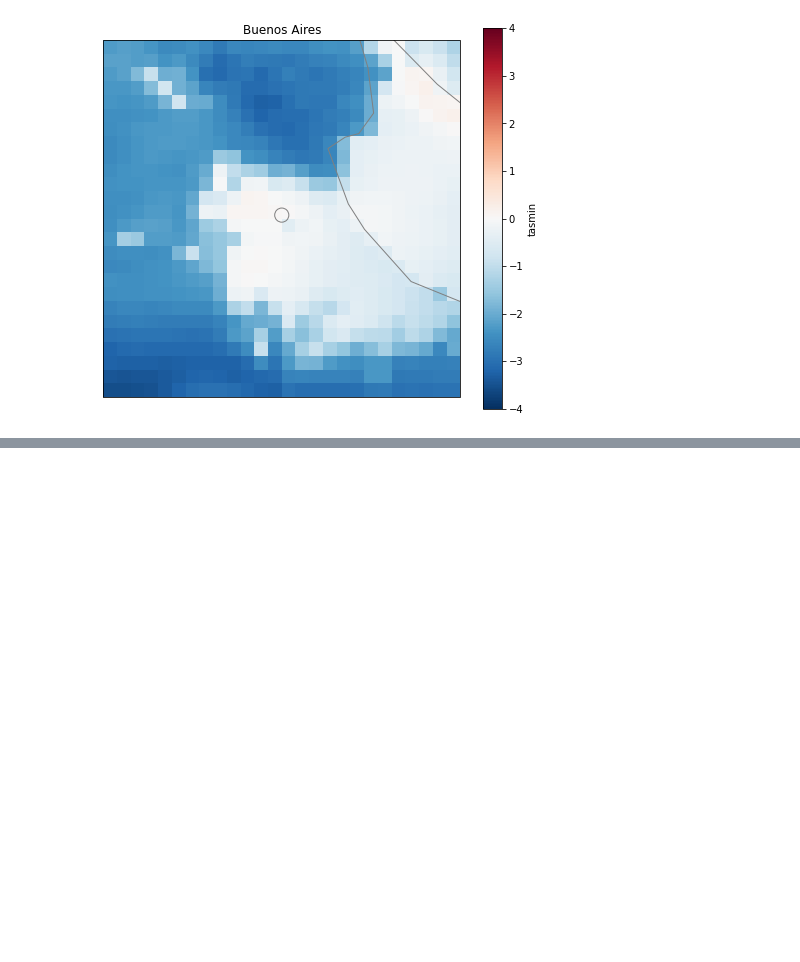
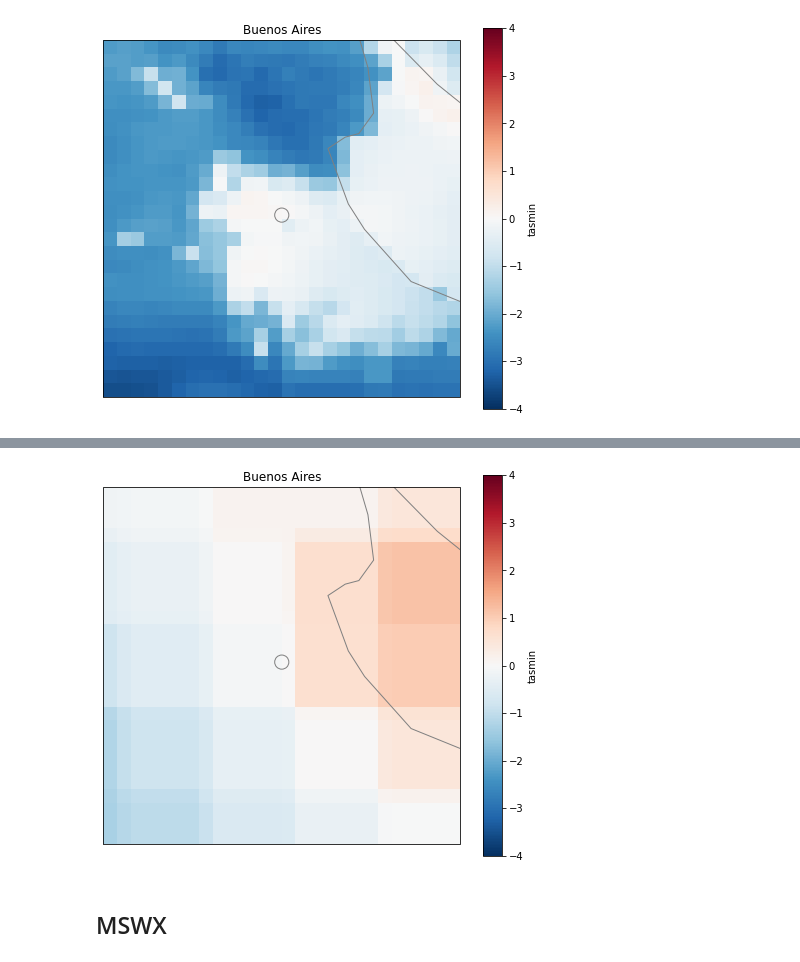
Before and after one commit to jesusff/fps-sesa-analyses, a Jupyter notebook: sesa_cities.ipynb, the cells around one changed output, grey strips where cells are left out. Saved outputs shown, nothing was run; the diff lists cells and outputs as text; code cells hidden in the pictures; blank space fills up the shorter version.

Commit message:
Add ERA5 and MSWX figures

```diff
--- a/sesa_cities.ipynb
+++ b/sesa_cities.ipynb
@@ -174,0 +179,17 @@ plt.close('all')
+# %%
+#
+#  Crop area around the city
+#
+url = 'https://data.meteo.unican.es/thredds/dodsC/CORDEX/fps/sesa/reanalysis/ERA5-CSAM-4i_day'
+ds = xr.open_dataset(url, chunks = {'lon': 10, 'lat': 10})
+
+ilon = np.argmin((ds['lon'].values-location[city]['lon'])**2)
+ilat = np.argmin((ds['lat'].values-location[city]['lat'])**2)
+ds_city = ds.isel(
+  lat = slice(ilat-dlat,ilat+dlat),
+  lon = slice(ilon-dlon,ilon+dlon)
+)
+ds_city[var]
+# %%
+%%time
+ds_city = ds_city.compute()
@@ -174,0 +200,19 @@ plt.close('all')
+# %%
+index = index_average_n_highest(ds_city)
+proj = ccrs.PlateCarree()
+lonlat = ccrs.PlateCarree()
+f = plt.figure(figsize=(8,7))
+ax = plt.axes(projection=proj)
+index.plot.pcolormesh(
+  ax=ax, transform=lonlat, cmap=plt.cm.RdBu_r, vmax=4
+)
+plt.title(city)
+ax.coastlines(resolution='50m', linewidth=1, color='gray')
+ax.scatter(location[city]['lon'], location[city]['lat'], transform=lonlat, s=200, facecolor='none', edgecolor='grey')
+f.savefig(f'{city}.png', facecolor='white')
+plt.show()
+plt.close('all')
+# %% [output]
+[figure, added]
+# %% [markdown]
+## MSWX
```
Also changed, not shown: parts of 10 cells of this notebook.
